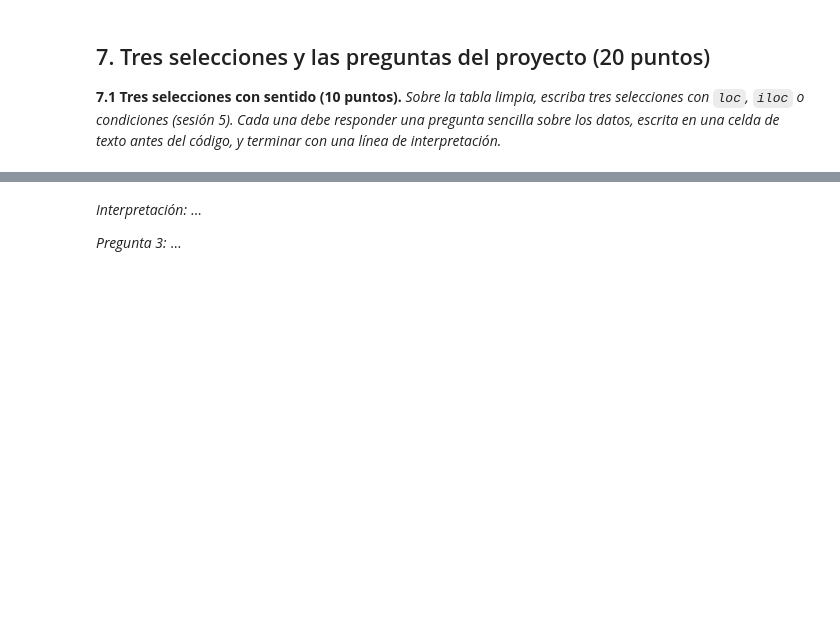
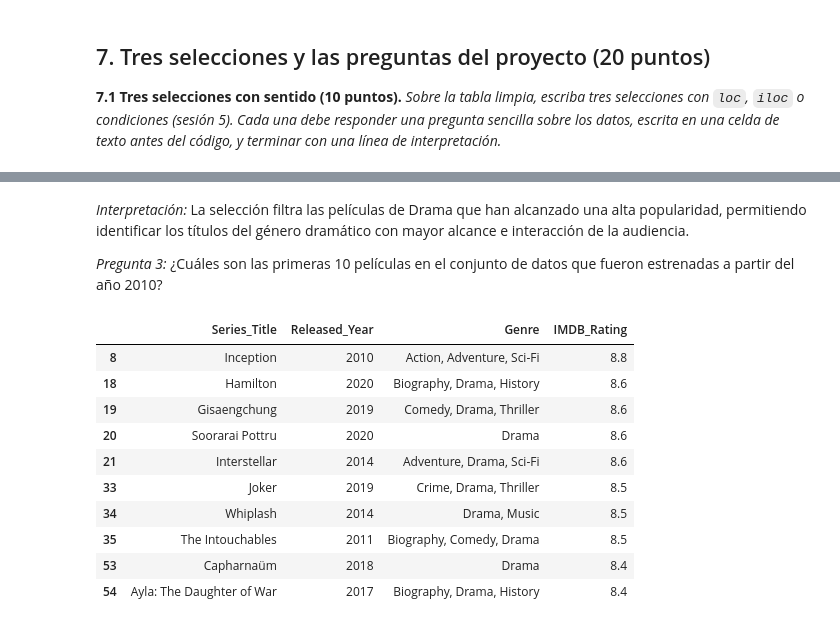
Before and after one commit to 0Kazu/Proyecto-de-FCDIA, a Jupyter notebook: Tarea 1/Tarea1_Plantilla_Dataset_del_proyecto.ipynb, the cells around one changed output, grey strips where cells are left out. Saved outputs shown, nothing was run; the diff lists cells and outputs as text; code cells hidden in the pictures; blank space fills up the shorter version.

```diff
--- a/Tarea 1/Tarea1_Plantilla_Dataset_del_proyecto.ipynb
+++ b/Tarea 1/Tarea1_Plantilla_Dataset_del_proyecto.ipynb
@@ -181,6 +216,5 @@ limpio.shape
 
 *Una celda por columna de texto con variantes. El orden importa: espacios → caja → sinónimos (`replace`). Al final, cada columna debe tener una sola forma de escribir cada valor.*
 # %%
-limpio["ciudad"] = (limpio["ciudad"].str.strip().str.title()
-                    .replace({"Gye": "Guayaquil", "Uio": "Quito", "Cue": "Cuenca", "Mec": "Manta", "Mch": "Machala"}))
-limpio["ciudad"].value_counts(dropna=False)
+limpio["Certificate"] = (limpio["Certificate"].str.strip().replace({"": pd.NA}))
+limpio["Certificate"].value_counts(dropna=False)
@@ -227,8 +338,7 @@ pd.DataFrame({
 # %%
-# ← adapte a sus decisiones
-precio_ref = limpio.groupby("producto")["precio_unitario"].transform("median")   # precio del mismo producto, fila a fila
-limpio["precio_unitario"] = limpio["precio_unitario"].fillna(precio_ref)         # recuperar
-limpio["ciudad"] = limpio["ciudad"].fillna("Sin dato")                           # categoría explícita
-limpio["metodo_pago"] = limpio["metodo_pago"].fillna("Sin dato")
+# Certificate: categoría explícita
+limpio["Certificate"] = limpio["Certificate"].fillna("Sin dato")
+# Gross, Meta_score y Released_Year se mantienen como faltantes
 
-limpio.isna().sum()
+print(limpio.isna().sum())
+print("Dimensiones finales:", limpio.shape)
@@ -246,5 +423,4 @@ limpio[limpio[columna] > limite_sup]
 # %%
-# ← adapte: solo los errores evidentes
-error = limpio["precio_unitario"] > 100                        # galletas a 180 cuando las demás cuestan 1.8
-limpio.loc[error, "precio_unitario"] = precio_ref[error]       # se corrige con el precio del producto
-limpio["precio_unitario"].max()
+limpio[["Series_Title", "Runtime"]].sort_values(
+    "Runtime", ascending=False
+).head(10)
@@ -263,5 +457,15 @@ resumen
 # %%
-limpio["ingreso"] = limpio["cantidad"] * limpio["precio_unitario"]     # ← un total que el grupo pueda comprobar
-print("Ingreso total:", round(limpio["ingreso"].sum(), 1))            # con ventas_sucio.csv debe dar 7 424.8
 
-limpio.to_csv("datos/ventas_limpio.csv", index=False)                 # ← nombre del archivo limpio del grupo
+# Comprobar una cantidad conocida de películas
+print("Total de películas:", len(limpio))
+print("Películas con número de votos:", limpio["No_of_Votes"].notna().sum())
+
+# Guardar el dataset limpio
+from pathlib import Path
+
+carpeta_datos = Path("datos")
+carpeta_datos.mkdir(exist_ok=True)
+
+limpio.to_csv(carpeta_datos / "imdb_top_1000_limpio.csv", index=False)
+
+print("Archivo limpio guardado en:", carpeta_datos / "../datos/imdb_top_1000_limpio.csv.")
@@ -304,7 +546,21 @@ print("Categorías o fechas distintas en", columna_fecha_o_categorica + ":", lim
 # %% [markdown]
-*Interpretación:* …
+*Interpretación:* La selección filtra las películas de Drama que han alcanzado una alta popularidad, permitiendo identificar los títulos del género dramático con mayor alcance e interacción de la audiencia.
 
-*Pregunta 3:* …
+*Pregunta 3:* ¿Cuáles son las primeras 10 películas en el conjunto de datos que fueron estrenadas a partir del año 2010?
 # %%
 # selección 3
+recientes_pos2010 = limpio.loc[limpio["Released_Year"].astype(str) >= "2010", ["Series_Title", "Released_Year", "Genre", "IMDB_Rating"]].iloc[:10]
+recientes_pos2010
+# %% [output]
+|  | Series_Title | Released_Year | Genre | IMDB_Rating |
+| 8 | Inception | 2010 | Action, Adventure, Sci-Fi | 8.8 |
+| 18 | Hamilton | 2020 | Biography, Drama, History | 8.6 |
+| 19 | Gisaengchung | 2019 | Comedy, Drama, Thriller | 8.6 |
+| 20 | Soorarai Pottru | 2020 | Drama | 8.6 |
+| 21 | Interstellar | 2014 | Adventure, Drama, Sci-Fi | 8.6 |
+| 33 | Joker | 2019 | Crime, Drama, Thriller | 8.5 |
+| 34 | Whiplash | 2014 | Drama, Music | 8.5 |
+| 35 | The Intouchables | 2011 | Biography, Comedy, Drama | 8.5 |
+| 53 | Capharnaüm | 2018 | Drama | 8.4 |
+| 54 | Ayla: The Daughter of War | 2017 | Biography, Drama, History | 8.4 |
 # %% [markdown]
```
Also changed, not shown: parts of 26 cells of this notebook.
